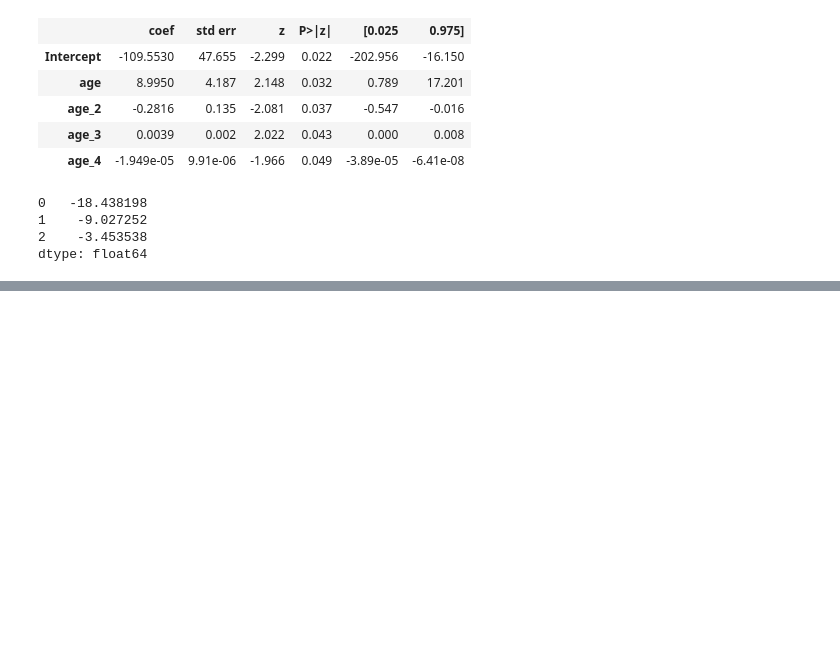
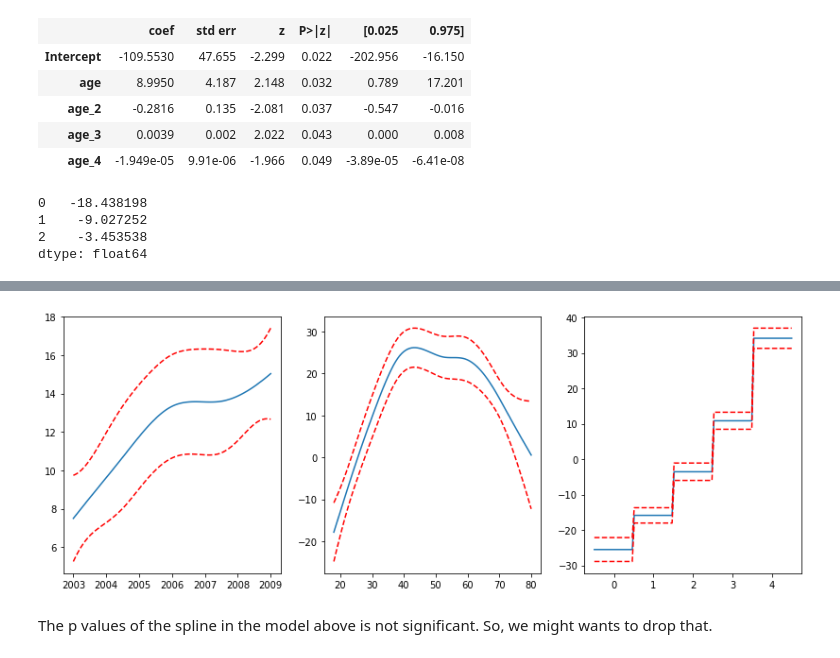
Before and after one commit to atystats/ISLR_Notes_codes, a Jupyter notebook: Chapter 7.ipynb, the cells around one changed output, grey strips where cells are left out. Saved outputs shown, nothing was run; the diff lists cells and outputs as text; code cells hidden in the pictures; blank space fills up the shorter version.

```diff
--- a/Chapter 7.ipynb
+++ b/Chapter 7.ipynb
@@ -622,0 +689,7 @@ The fitted values above are the log odds of Y = 1 and not the probability. To ge
+# %%
+Wage["education_dcd"] = Wage["education"].str[:1].astype('int64')
+Wage["education_dcd"] = Wage["education_dcd"] - 1
+X = np.array(Wage[["year","age","education_dcd"]]).astype("float64")
+y = np.array(Wage.wage)
+gam = pygam.LinearGAM(pygam.s(0, n_splines = 7) + pygam.s(1, n_splines = 12) + pygam.f(2)).gridsearch(X,y)
+gam.summary()
@@ -622,0 +719,23 @@ The fitted values above are the log odds of Y = 1 and not the probability. To ge
+# %%
+titles = ['year', 'age','education']
+fig = plt.figure(figsize = (14,5))
+ax1 = fig.add_subplot(1,3,1)
+XX = gam.generate_X_grid(term=0)
+ax1.plot(XX[:, 0], gam.partial_dependence(term=0, X=XX))
+ax1.plot(XX[:, 0], gam.partial_dependence(term=0, X=XX, width=.95)[1], c='r', ls='--')
+ax.set_ylim(-30,30)
+
+ax2 = fig.add_subplot(1,3,2)
+XX = gam.generate_X_grid(term=1)
+ax2.plot(XX[:, 1], gam.partial_dependence(term=1, X=XX))
+ax2.plot(XX[:, 1], gam.partial_dependence(term=1, X=XX, width=.95)[1], c='r', ls='--')
+
+ax3 = fig.add_subplot(1,3,3)
+XX = gam.generate_X_grid(term=2)
+ax3.plot(XX[:, 2], gam.partial_dependence(term=2, X=XX))
+ax3.plot(XX[:, 2], gam.partial_dependence(term=2, X=XX, width=.95)[1], c='r', ls='--')
+plt.show()
+# %% [output]
+[figure, added]
+# %% [markdown]
+The p values of the spline in the model above is not significant. So, we might wants to drop that.
```
Also changed, not shown: parts of 11 cells of this notebook.
